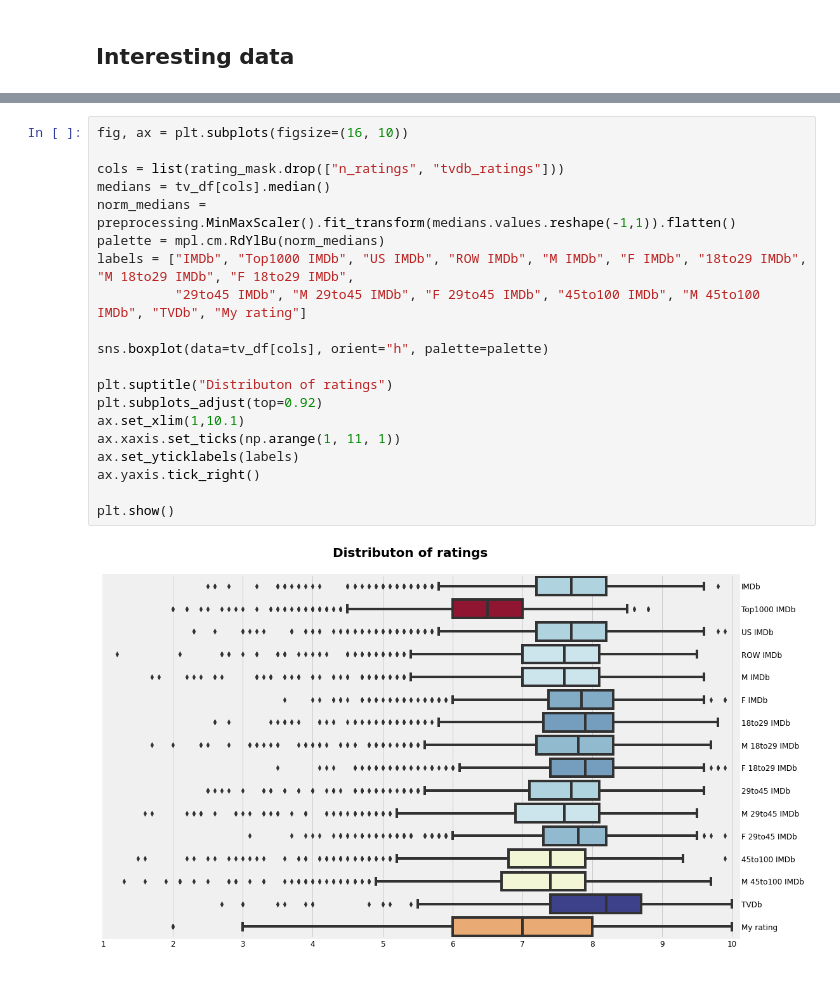
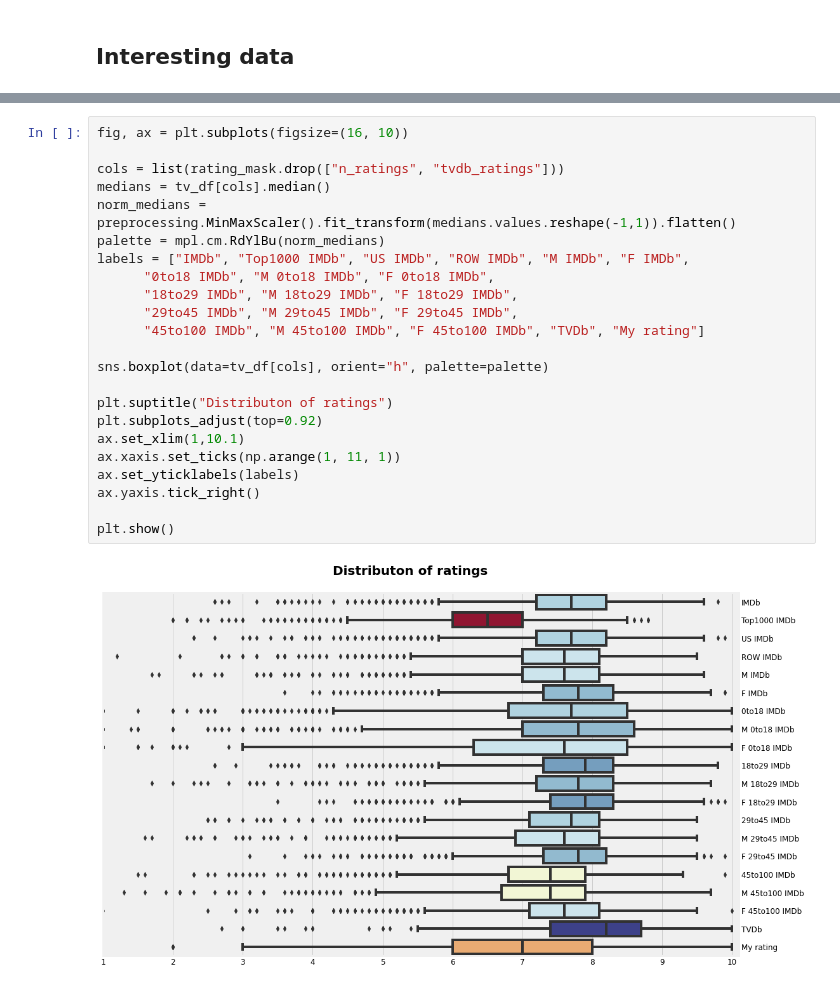
Before and after one commit to arlessweschler/tvtime-dataviz, a Jupyter notebook: analysis.ipynb, the cells around one changed output, grey strips where cells are left out. Cells and saved outputs as stored; diff of their text form.

```diff
--- a/analysis.ipynb
+++ b/analysis.ipynb
@@ -185,25 +188,28 @@ plt.show()
 # %%
 fig, ax = plt.subplots(figsize=(16, 10))
 
 cols = list(rating_mask.drop(["n_ratings", "tvdb_ratings"]))
 medians = tv_df[cols].median()
 norm_medians = preprocessing.MinMaxScaler().fit_transform(medians.values.reshape(-1,1)).flatten()
 palette = mpl.cm.RdYlBu(norm_medians)
-labels = ["IMDb", "Top1000 IMDb", "US IMDb", "ROW IMDb", "M IMDb", "F IMDb", "18to29 IMDb", "M 18to29 IMDb", "F 18to29 IMDb",
-          "29to45 IMDb", "M 29to45 IMDb", "F 29to45 IMDb", "45to100 IMDb", "M 45to100 IMDb", "TVDb", "My rating"]
+labels = ["IMDb", "Top1000 IMDb", "US IMDb", "ROW IMDb", "M IMDb", "F IMDb",
+      "0to18 IMDb", "M 0to18 IMDb", "F 0to18 IMDb",
+      "18to29 IMDb", "M 18to29 IMDb", "F 18to29 IMDb",
+      "29to45 IMDb", "M 29to45 IMDb", "F 29to45 IMDb",
+      "45to100 IMDb", "M 45to100 IMDb", "F 45to100 IMDb", "TVDb", "My rating"]
 
 sns.boxplot(data=tv_df[cols], orient="h", palette=palette)
 
 plt.suptitle("Distributon of ratings")
 plt.subplots_adjust(top=0.92)
 ax.set_xlim(1,10.1)
 ax.xaxis.set_ticks(np.arange(1, 11, 1))
 ax.set_yticklabels(labels)
 ax.yaxis.tick_right()
 
 plt.show()
 # %% [output]
-[figure, old version]
+[figure, new version]
 # %%
 fig, ax = plt.subplots(figsize=(16,10))
 
```
Also changed, not shown: parts of 5 cells of this notebook, 1 other file.
